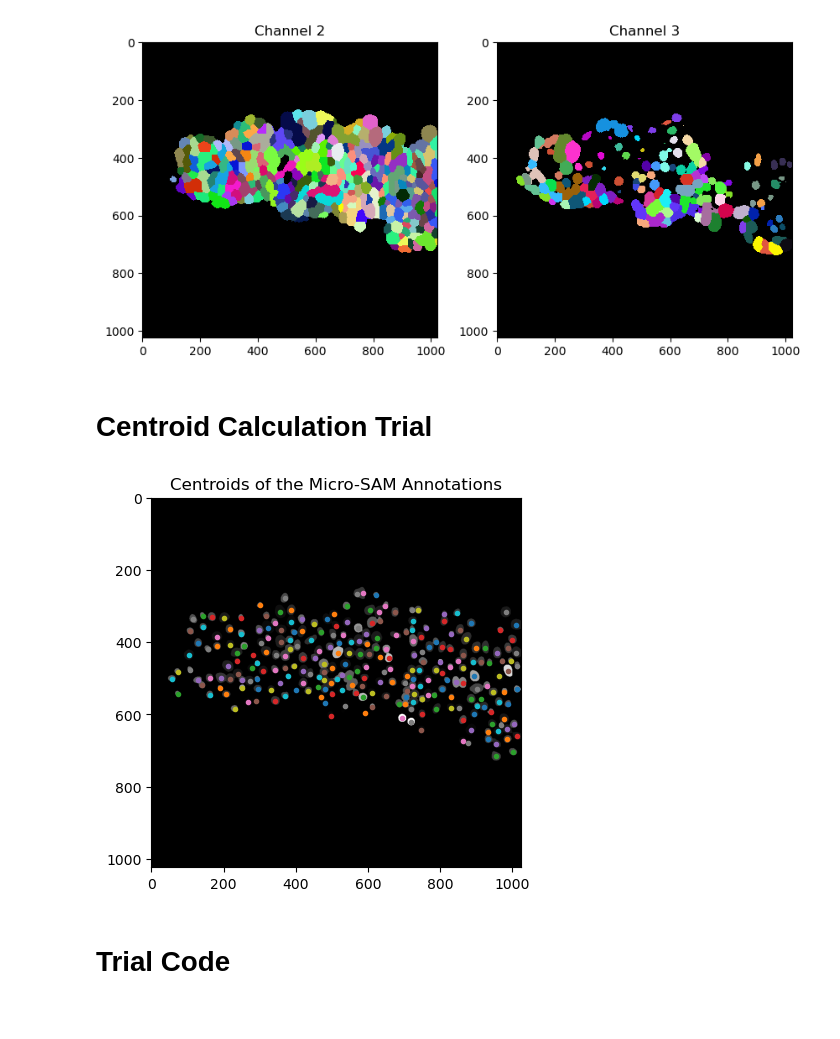
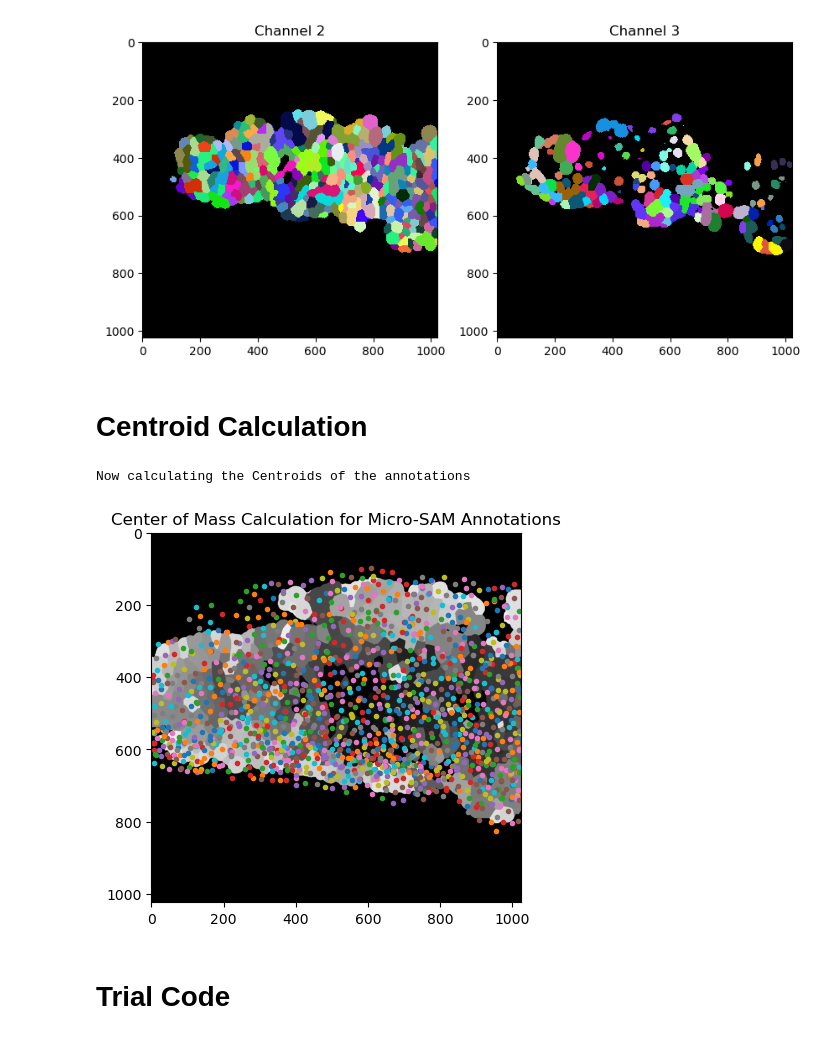
Before and after one commit to AdamPDare/microSAMAD, a Jupyter notebook: FinalAnn3D.ipynb, the cells around one changed output. Saved outputs shown, nothing was run; the diff lists cells and outputs as text; code cells hidden in the pictures.

```diff
--- a/FinalAnn3D.ipynb
+++ b/FinalAnn3D.ipynb
@@ -166,5 +164,5 @@ ax[1].set_title("Channel 3")
 Text(0.5, 1.0, 'Channel 3')
 [figure]
 # %% [markdown]
-# Centroid Calculation Trial
+# Centroid Calculation
 # %%
@@ -188,16 +195,25 @@ for centerPoint in cellLabels:
+# %%
+# Calculate the centroid for the file located in the folder CentroidCalculate
+centroidPath = os.path.abspath("CentroidCalculate")
+filePaths = sorted(glob(os.path.join(centroidPath,"*")))
+for file in filePaths:
+    annotations = tiff.imread(file)
+    centroids = calculateCentroid(annotations)
+# %% [output]
+Now calculating the Centroids of the annotations
 # %%
 #https://matplotlib.org/stable/api/_as_gen/matplotlib.pyplot.plot.html
-#Displays the image selected
-plt.imshow(ch1[15], cmap='gray')
+#Displays the frame annotations selected in grayscale
+plt.imshow(annotations[32], cmap='gray')
 #https://www.w3schools.com/python/ref_dictionary_items.asp
-# For each label the x and y co-ordinates are grabbed and plotted as a red circle
+# For each label the x and y co-ordinates are grabbed and plotted as dots
 # This is then displayed below
-for labels, (y,x) in centerPoints.items():
+for labels, (y,x) in centroids[32].items():
     plt.plot(x,y, '.')
-plt.title("Centroids of the Micro-SAM Annotations")
+plt.title("Center of Mass Calculation for Micro-SAM Annotations")
 plt.show()
 # %% [output]
-[figure, old version]
+[figure, new version]
 # %% [markdown]
 # Trial Code
 # %%
```
Also changed, not shown: parts of 3 cells of this notebook.
